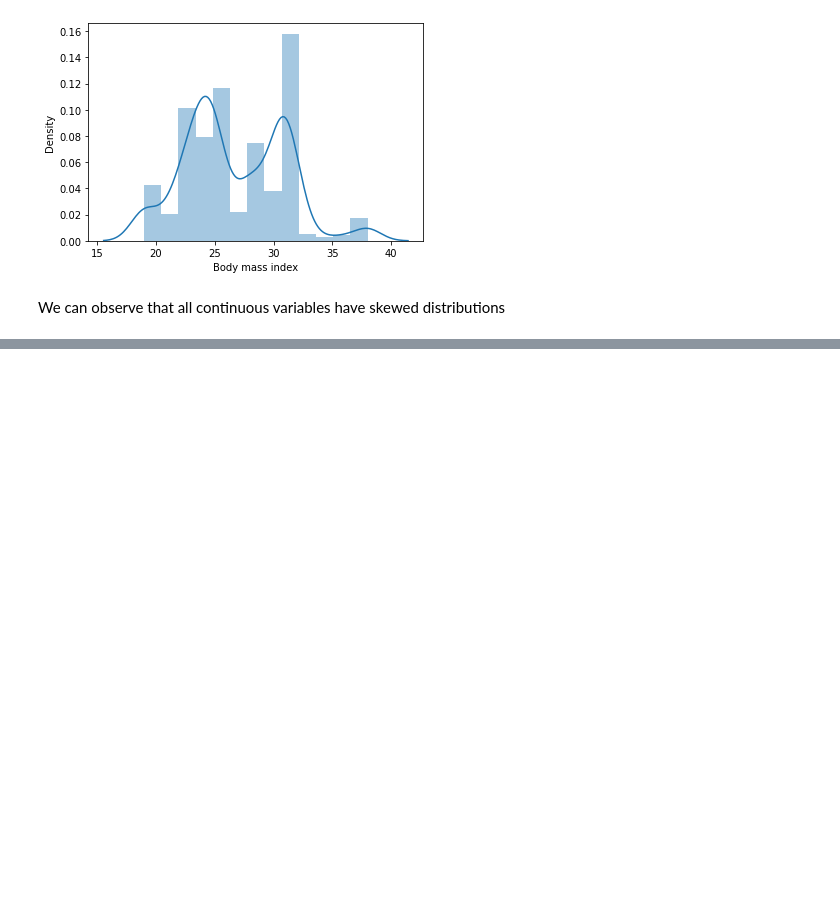
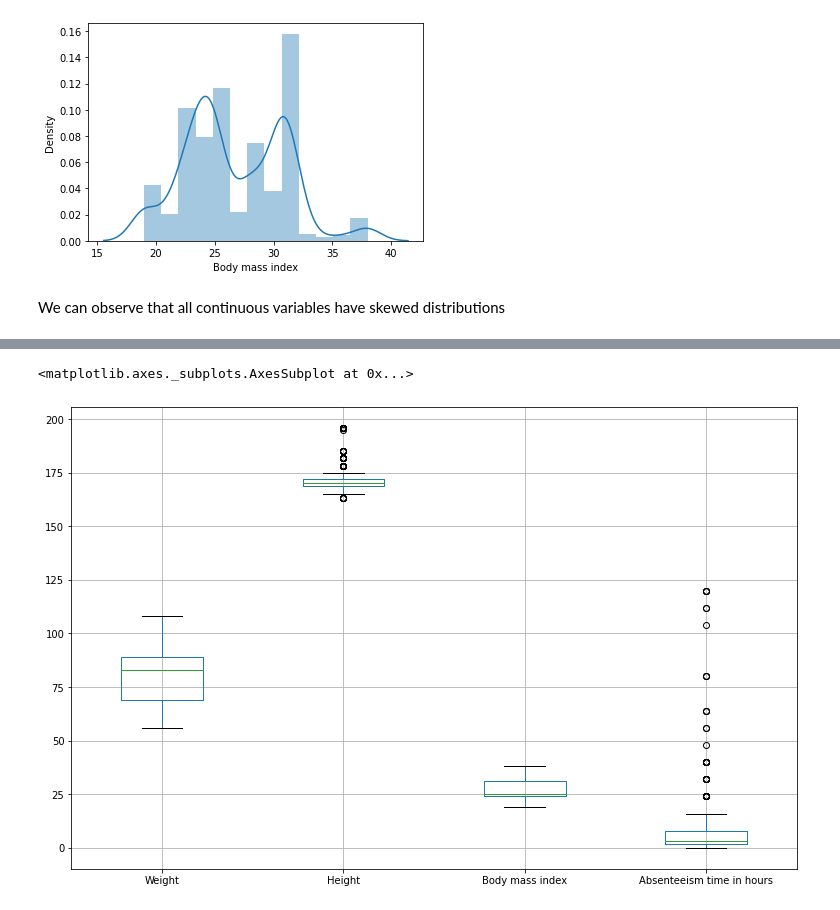
Before and after one commit to DHRUV6029/CMPE-255_NPDP, a Jupyter notebook: CMPE_255_NPDP.ipynb, the cells around one changed output, grey strips where cells are left out. Saved outputs shown, nothing was run; the diff lists cells and outputs as text; code cells hidden in the pictures; blank space fills up the shorter version.

```diff
--- a/CMPE_255_NPDP.ipynb
+++ b/CMPE_255_NPDP.ipynb
@@ -1707,0 +1712,5 @@ We can observe that all continuous variables have skewed distributions
+# %%
+absent_data.boxplot(column = ['Weight', 'Height', 'Body mass index','Absenteeism time in hours'])
+# %% [output]
+<matplotlib.axes._subplots.AxesSubplot at 0x...>
+[figure, added]
```
Also changed, not shown: parts of 12 cells of this notebook.
